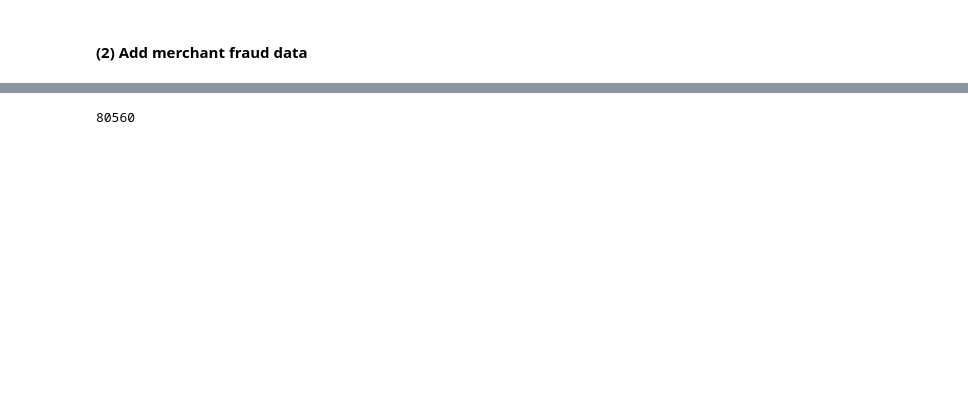
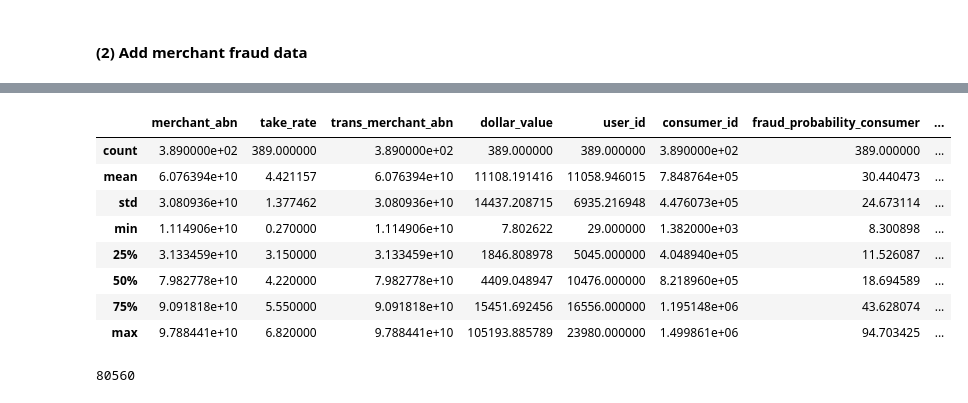
Before and after one commit to MAST30034-Applied-Data-Science/generic-buy-now-pay-later-project-group-10-bnpl, a Jupyter notebook: notebooks/Part4-fraud.ipynb, the cells around one changed output, grey strips where cells are left out. Cells and saved outputs as stored; diff of their text form; code cells hidden in the pictures; blank space fills up the shorter version.

```diff
--- a/notebooks/Part4-fraud.ipynb
+++ b/notebooks/Part4-fraud.ipynb
@@ -147,3 +143,15 @@ fj_fraud_prob.count(), len(fj_fraud_prob.columns)
+# %%
+fj_with_fraud.filter(col("fraud_probability_consumer").isNotNull() & col("fraud_probability_merchant").isNotNull()).toPandas().describe()
+# %% [output]
+|  | merchant_abn | take_rate | trans_merchant_abn | dollar_value | user_id | consumer_id | fraud_probability_consumer | ... |
+| count | 3.890000e+02 | 389.000000 | 3.890000e+02 | 389.000000 | 389.000000 | 3.890000e+02 | 389.000000 | ... |
+| mean | 6.076394e+10 | 4.421157 | 6.076394e+10 | 11108.191416 | 11058.946015 | 7.848764e+05 | 30.440473 | ... |
+| std | 3.080936e+10 | 1.377462 | 3.080936e+10 | 14437.208715 | 6935.216948 | 4.476073e+05 | 24.673114 | ... |
+| min | 1.114906e+10 | 0.270000 | 1.114906e+10 | 7.802622 | 29.000000 | 1.382000e+03 | 8.300898 | ... |
+| 25% | 3.133459e+10 | 3.150000 | 3.133459e+10 | 1846.808978 | 5045.000000 | 4.048940e+05 | 11.526087 | ... |
+| 50% | 7.982778e+10 | 4.220000 | 7.982778e+10 | 4409.048947 | 10476.000000 | 8.218960e+05 | 18.694589 | ... |
+| 75% | 9.091818e+10 | 5.550000 | 9.091818e+10 | 15451.692456 | 16556.000000 | 1.195148e+06 | 43.628074 | ... |
+| max | 9.788441e+10 | 6.820000 | 9.788441e+10 | 105193.885789 | 23980.000000 | 1.499861e+06 | 94.703425 | ... |
 # %%
 # consumer fraud not null
 fj_with_fraud.filter(col("fraud_probability_consumer").isNotNull()).count()
```
Also changed, not shown: parts of 28 cells of this notebook, 10 other files.
